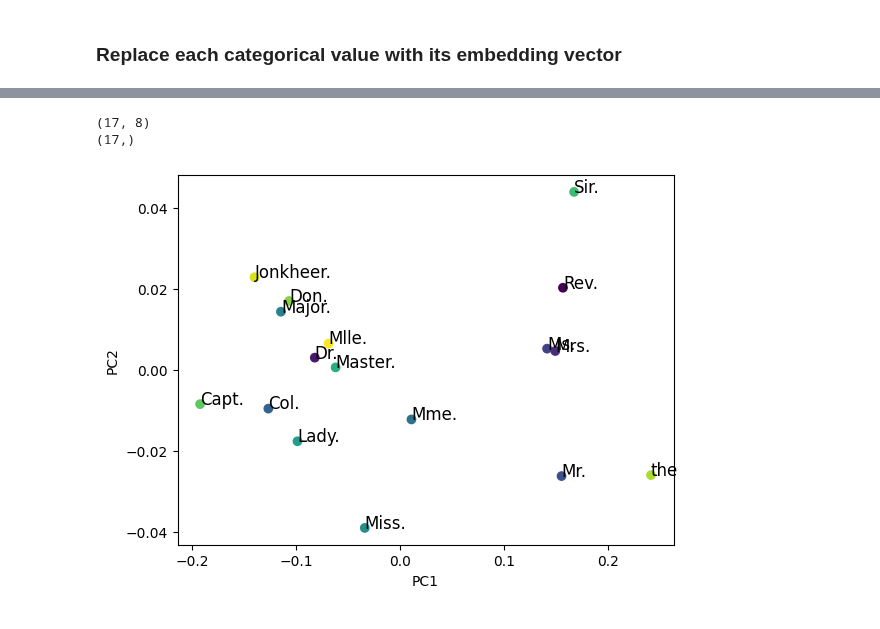
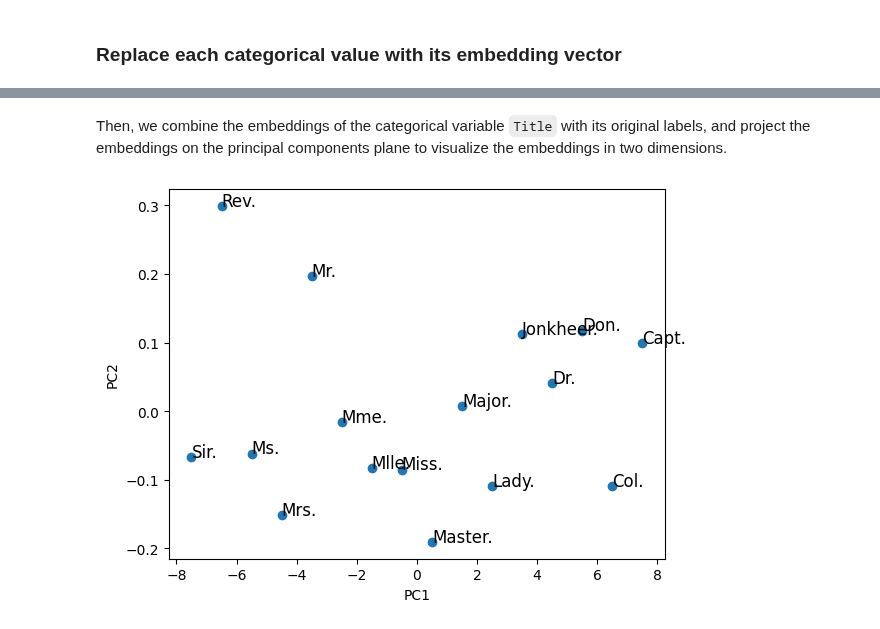
Before and after one commit to isa-ulisboa/greends-pml-2022-2023, a Jupyter notebook: fast_ai_titanic.ipynb, the cells around one changed output, grey strips where cells are left out. Drawn from its saved outputs; the diff is of its cells as text; code cells hidden in the pictures.

```diff
--- a/fast_ai_titanic.ipynb
+++ b/fast_ai_titanic.ipynb
@@ -181,5 +79,4 @@ to = TabularPandas(train_df, procs=[Categorify, FillMissing,Normalize],
                    cont_names = cont_names,
                    y_names=dep_var,
                    splits=splits,
-                   y_block = CategoryBlock, # when y's are 0/1 but we don't want to do regression
-                   **{'cat_emb': cat_emb})
+                   y_block = CategoryBlock) # when y's are 0/1 but we don't want to do regression
@@ -288,7 +177,7 @@ def embed_features(learner, xs):
   """
   learner: fastai Learner used to train the neural net
   xs: DataFrame containing input variables. Categorical values are defined by their rank.
- ::return:: copy of `xs` with embeddings replacing each categorical variable
+  return:: copy of `xs` with embeddings replacing each categorical variable
   """
   xs = xs.copy()
   for i,col in enumerate(learn.dls.cat_names):
@@ -298,9 +187,9 @@ def embed_features(learner, xs):
     emb_data = emb(tensor(xs[col], dtype=torch.int64))
     emb_names = [f'{col}_{j}' for j in range(emb_data.shape[1])]
 
-    # join the embedded category and drop the old feature column
+    # join the embedded category
     feat_df = pd.DataFrame(data=emb_data, index=xs.index,
                            columns=emb_names)
-    xs = xs.drop(col, axis=1)
+    #xs = xs.drop(col, axis=1)
     xs = xs.join(feat_df)
   return xs
@@ -354,0 +227,6 @@ title_df=title_df.sort_values('Code')
+# %%
+title_df=pd.merge(to.train.items.loc[:,'Title'], train_df.loc[:,'Title'], left_index=True,right_index=True) # .loc[:,'Title'] returns a Series, but preserves the index
+title_df.columns=['Code','Title']
+title_df=title_df.dropna().drop_duplicates() # remove NaN and duplicates
+title_df=title_df.sort_values('Code') # sort
+print(title_df)
@@ -355,33 +251,33 @@ title_df=title_df.sort_values('Code')
+# %% [markdown]
+Then, we combine the embeddings of the categorical variable `Title` with its original labels, and project the embeddings on the principal components plane to visualize the embeddings in two dimensions.
 # %%
 import numpy as np
 import matplotlib.pyplot as plt
 from sklearn.discriminant_analysis import LinearDiscriminantAnalysis
 from sklearn.decomposition import PCA
 import seaborn as sns
 titleCols=[x for x in emb_train_xs.columns if 'Title' in x]
 X=array(emb_train_xs[titleCols])
 y=array(to.train.items['Title'])
+# concatenate X and y
 Z=np.concatenate((X,np.reshape(y, (X.shape[0], 1))),axis=1)
+# remove duplicates
 Z=np.unique(Z, axis=0)
+# re-create X and y
 X=Z[:, :-1]
 y=Z[:,-1]
-print(X.shape)
-print(y.shape)
-# colors = sns.color_palette(None, len(target_names))
-# lda = LinearDiscriminantAnalysis(n_components=2)
-# X_r = lda.fit(X, y).transform(X)
-pca = PCA(n_components=2)
+# perform PCA
+pca = PCA(n_components=3)
 pca.fit(X)
 X_pca = pca.transform(X)
-#for i, label in enumerate(labels):
-#    plt.annotate(label, (X_pca[i:, 0], X_pca[i:, 1]))
-plt.scatter(X_pca[:, 0], X_pca[:, 1], c=y)
+# Plot individual in the PCA principal plane
+first=0 # axis
+second=1 # axis
+plt.scatter(X_pca[:, first], X_pca[:, second])
 for i in range(len(y)):
-    plt.text(X_pca[i, 0], X_pca[i, 1], title_df['Title'].iloc[i], fontsize=12)
+    plt.text(X_pca[i, first], X_pca[i, second], title_df['Title'].iloc[i], fontsize=12)
 plt.xlabel('PC1')
 plt.ylabel('PC2')
 plt.show()
 # %% [output]
-(17, 8)
-(17,)
-[figure, old version]
+[figure, new version]
```
Also changed, not shown: parts of 29 cells of this notebook.
